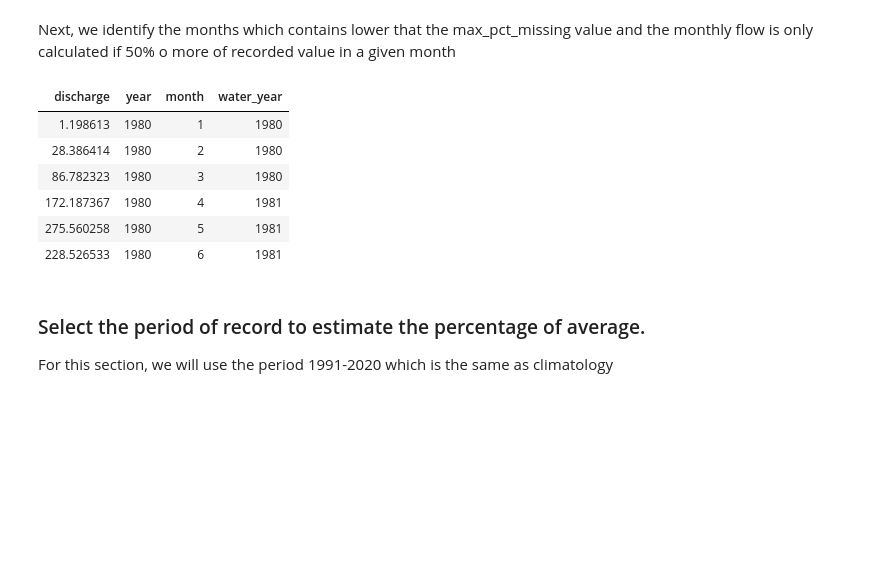
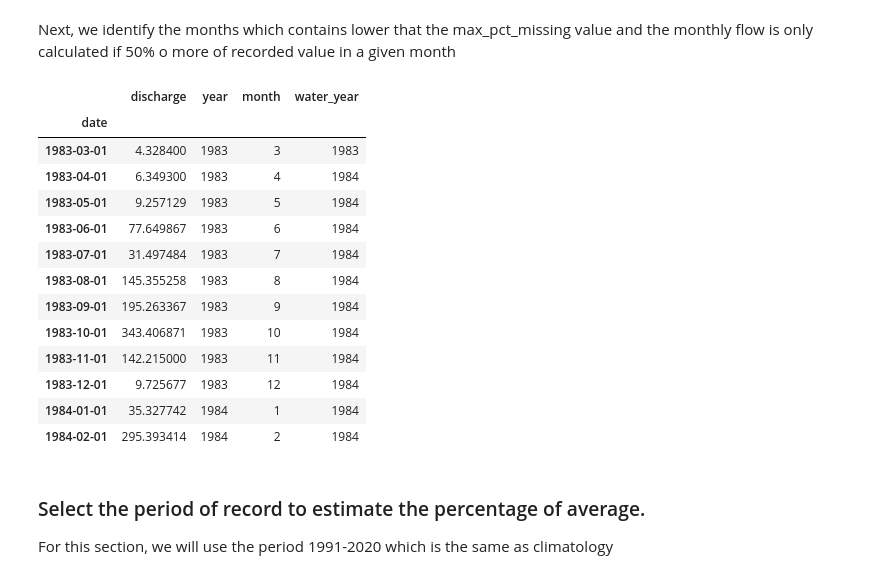
Before and after one commit to josevalles7/GT-HRH, a Jupyter notebook: HydroSOS/notebook/02_streamflow_status_product.ipynb, the cells around one changed output. Cells and saved outputs as stored; diff of their text form; code cells hidden in the pictures; blank space fills up the shorter version.

```diff
--- a/HydroSOS/notebook/02_streamflow_status_product.ipynb
+++ b/HydroSOS/notebook/02_streamflow_status_product.ipynb
@@ -27,7 +27,8 @@ DISCHARGE_DAILY = pd.read_csv(f'../data/{station_name}_caudales.csv',parse_dates
 Identify the missing dates and change dataframe columns name
 # %%
 # Identify the missing data from a date range (1980 to 2023)
-DISCHARGE_DAILY_date_missing = pd.date_range(start = '1980-01-01', end = '2023-02-28',freq='D')
+DISCHARGE_DAILY_date_missing = pd.date_range(start = DISCHARGE_DAILY.index[0].strftime('%Y-%m-%d'), end = DISCHARGE_DAILY.index[-1].strftime('%Y-%m-%d'),freq='D')
+# DISCHARGE_DAILY_date_missing = pd.date_range(start = '1980-01-01', end = '2023-02-28',freq='D')
 # Re-index the dataframe based on the missind date variable
 DISCHARGE_DAILY = DISCHARGE_DAILY.reindex(DISCHARGE_DAILY_date_missing,fill_value=None)
 # Set index Fecha
@@ -86,31 +89,40 @@ BOOL_MISSING.columns = ['missing'] # change the column name to "missing"
 Next, we identify the months which contains lower that the max_pct_missing value and the monthly flow is only calculated if 50% o more of recorded value in a given month
 # %%
 # from daily to monthly
-DISCHARGE_MONTHLY = DISCHARGE_DAILY.resample('M').apply(lambda x: x.mean() if x.isnull().sum()*100/len(x) < max_pct_missing else np.nan)
+DISCHARGE_MONTHLY = DISCHARGE_DAILY.resample('M',closed="right").apply(lambda x: x.mean() if x.isnull().sum()*100/len(x) < max_pct_missing else np.nan)
 # from monthly to 3 months
 DISCHARGE_THREE_MONTHS = DISCHARGE_MONTHLY.rolling(3).apply(lambda x: x.mean() if x.isnull().sum()*100/len(x) < max_pct_missing else np.nan)
 # Create columns
 DISCHARGE_MONTHLY['year'] = DISCHARGE_MONTHLY.index.year
 DISCHARGE_MONTHLY['month'] = DISCHARGE_MONTHLY.index.month
 DISCHARGE_MONTHLY['water_year'] = DISCHARGE_MONTHLY.index.year.where(DISCHARGE_MONTHLY.index.month < 4, DISCHARGE_MONTHLY.index.year + 1)
 ## create column for day, month, year in the daily discharge ()
 DISCHARGE_DAILY['year'] = DISCHARGE_DAILY.index.year
 DISCHARGE_DAILY['month'] = DISCHARGE_DAILY.index.month
 DISCHARGE_DAILY['day'] = DISCHARGE_DAILY.index.day
 DISCHARGE_DAILY['monthday'] = DISCHARGE_DAILY.index.day_of_year
 # The water year for this region starts in April (4)
 DISCHARGE_DAILY['water_year'] = DISCHARGE_DAILY.index.year.where(DISCHARGE_DAILY.index.month < 4, DISCHARGE_DAILY.index.year + 1)
+# Change the day in the datetime column
+DISCHARGE_MONTHLY.index = DISCHARGE_MONTHLY.index.map(lambda t: t.replace(day=1))
 ## print the first results
-HTML(DISCHARGE_MONTHLY.head(6).to_html(index=False))
+HTML(DISCHARGE_MONTHLY.head(12).to_html(index=True))
 # DISCHARGE_MONTHLY.to_clipboard() # Uncomment if you want to visualize all the time serie
 # %% [output]
-| discharge | year | month | water_year |
-| 1.198613 | 1980 | 1 | 1980 |
-| 28.386414 | 1980 | 2 | 1980 |
-| 86.782323 | 1980 | 3 | 1980 |
-| 172.187367 | 1980 | 4 | 1981 |
-| 275.560258 | 1980 | 5 | 1981 |
-| 228.526533 | 1980 | 6 | 1981 |
+|  | discharge | year | month | water_year |
+| date |  |  |  |  |
+| 1983-03-01 | 4.328400 | 1983 | 3 | 1983 |
+| 1983-04-01 | 6.349300 | 1983 | 4 | 1984 |
+| 1983-05-01 | 9.257129 | 1983 | 5 | 1984 |
+| 1983-06-01 | 77.649867 | 1983 | 6 | 1984 |
+| 1983-07-01 | 31.497484 | 1983 | 7 | 1984 |
+| 1983-08-01 | 145.355258 | 1983 | 8 | 1984 |
+| 1983-09-01 | 195.263367 | 1983 | 9 | 1984 |
+| 1983-10-01 | 343.406871 | 1983 | 10 | 1984 |
+| 1983-11-01 | 142.215000 | 1983 | 11 | 1984 |
+| 1983-12-01 | 9.725677 | 1983 | 12 | 1984 |
+| 1984-01-01 | 35.327742 | 1984 | 1 | 1984 |
+| 1984-02-01 | 295.393414 | 1984 | 2 | 1984 |
 # %% [markdown]
 ### Select the period of record to estimate the percentage of average.
 
```
Also changed, not shown: parts of 18 cells of this notebook, 15 other files.
